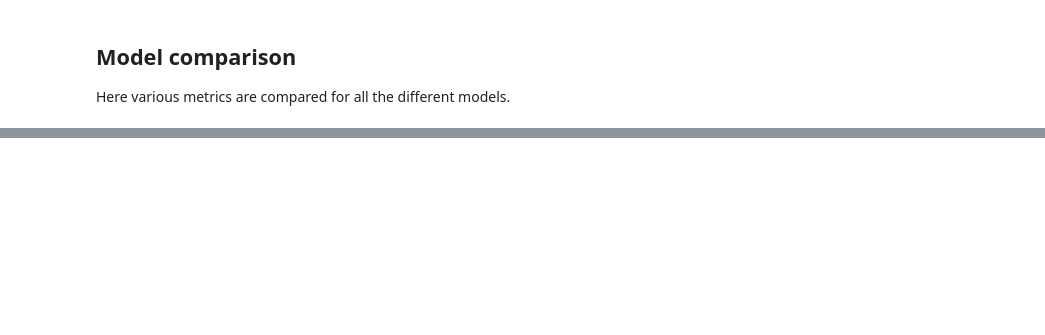
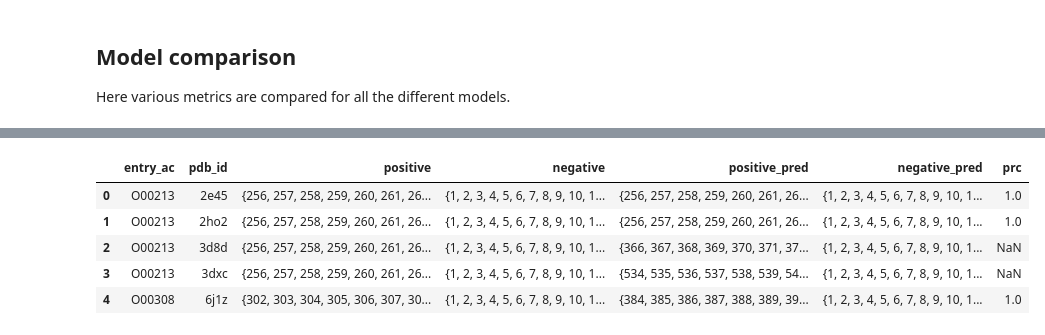
Before and after one commit to damiclem/proteincake, a Jupyter notebook: models.ipynb, the cells around one changed output, grey strips where cells are left out. Saved outputs shown, nothing was run; the diff lists cells and outputs as text; code cells hidden in the pictures; blank space fills up the shorter version.

```diff
--- a/models.ipynb
+++ b/models.ipynb
@@ -61,6 +94,6 @@ TypeError: 'Series' object cannot be interpreted as an integer
 # %%
 # Define set of truly positive protein accessions
-positive = set(human_proteome[human_proteome['PF00397']]['entry_ac'])
+positive = set(protein_matching[protein_matching['match']]['entry_ac'])
 negative = set(human_proteome['entry_ac']) - positive
 
 print('There are {:d} positive and {:d} negative proteins in human proteome'.format(
@@ -347,0 +517,4 @@ plt.show()
+# %%
+# Recompute ensemble model
+ensemble_out = majority_voting([pssm_out, hmmer_out, jack_out], threshold=2)
+ensemble_out.head()
@@ -347,0 +528,29 @@ plt.show()
+# %%
+# Join model output with sifts
+# Note that inner join has been used: we want to get only those PDBs which best match the sequences
+structure_matching = pd.merge(left=ensemble_out, right=sifts, how='inner', on='entry_ac', suffixes=('', '_pred'))
+structure_matching.columns=['entry_ac', 'positive', 'pdb_id', 'positive_pred', 'negative_pred']
+# Add negative column
+structure_matching['negative'] = structure_matching.apply(lambda x: (x['positive_pred'] | x['negative_pred']) - x['positive_pred'], axis=1)
+# Add precision statistics to each match
+structure_matching['prc'] = 0
+
+# Loop through each row
+for i, row in structure_matching.iterrows():
+    # Compute statistics
+    _ , prc, rec, acc, w_acc = cmat.compute(positive=row['positive'], pred_positive=row['positive_pred'],
+                                            negative=row['negative'], pred_negative=row['negative_pred'])
+    # Save statistics
+    structure_matching.loc[i, 'prc'] = prc
+
+# Reorder columns
+structure_matching = structure_matching[['entry_ac', 'pdb_id', 'positive', 'negative', 'positive_pred', 'negative_pred', 'prc']]
+# Show result
+structure_matching.head()
+# %% [output]
+|  | entry_ac | pdb_id | positive | negative | positive_pred | negative_pred | prc |
+| 0 | O00213 | 2e45 | {256, 257, 258, 259, 260, 261, 26... | {1, 2, 3, 4, 5, 6, 7, 8, 9, 10, 1... | {256, 257, 258, 259, 260, 261, 26... | {1, 2, 3, 4, 5, 6, 7, 8, 9, 10, 1... | 1.0 |
+| 1 | O00213 | 2ho2 | {256, 257, 258, 259, 260, 261, 26... | {1, 2, 3, 4, 5, 6, 7, 8, 9, 10, 1... | {256, 257, 258, 259, 260, 261, 26... | {1, 2, 3, 4, 5, 6, 7, 8, 9, 10, 1... | 1.0 |
+| 2 | O00213 | 3d8d | {256, 257, 258, 259, 260, 261, 26... | {1, 2, 3, 4, 5, 6, 7, 8, 9, 10, 1... | {366, 367, 368, 369, 370, 371, 37... | {1, 2, 3, 4, 5, 6, 7, 8, 9, 10, 1... | NaN |
+| 3 | O00213 | 3dxc | {256, 257, 258, 259, 260, 261, 26... | {1, 2, 3, 4, 5, 6, 7, 8, 9, 10, 1... | {534, 535, 536, 537, 538, 539, 54... | {1, 2, 3, 4, 5, 6, 7, 8, 9, 10, 1... | NaN |
+| 4 | O00308 | 6j1z | {302, 303, 304, 305, 306, 307, 30... | {1, 2, 3, 4, 5, 6, 7, 8, 9, 10, 1... | {384, 385, 386, 387, 388, 389, 39... | {1, 2, 3, 4, 5, 6, 7, 8, 9, 10, 1... | 1.0 |
```
Also changed, not shown: parts of 20 cells of this notebook, 15 other files.
